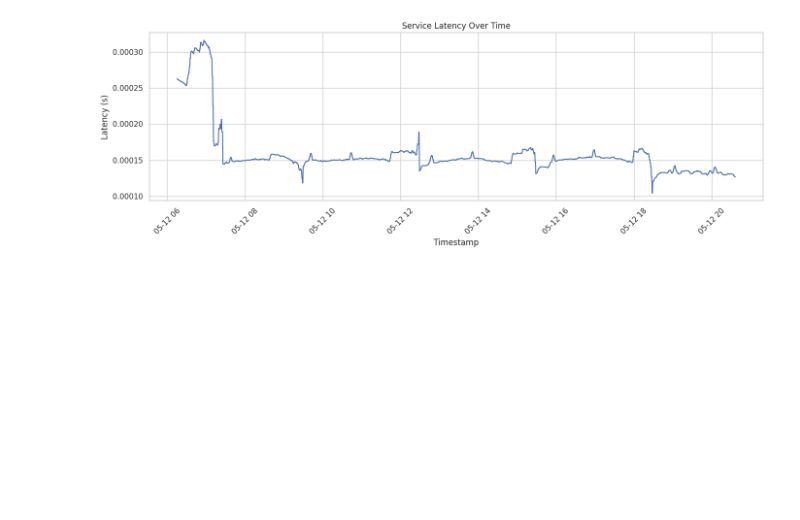
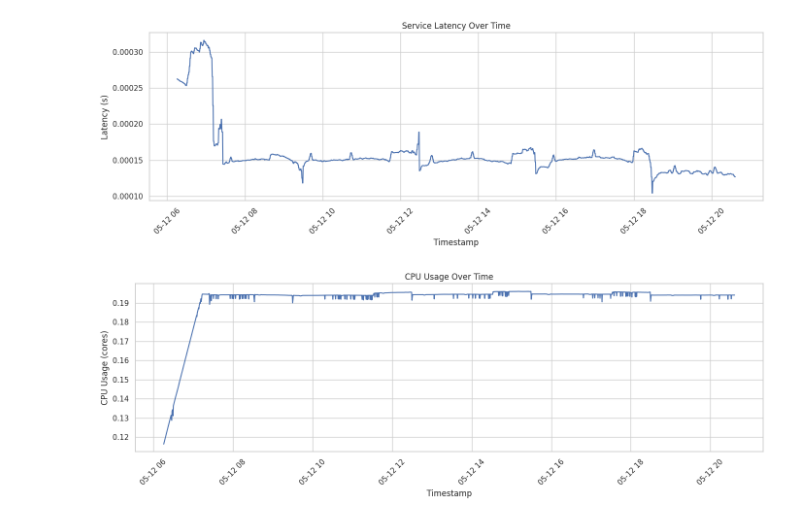
Before and after one commit to cepdnaclk/e19-4yp-AI-Dirven-Latency-Constrained-Resource-Management-In-Kubernetes, a Jupyter notebook: results/service2_memory_limit_reduction.ipynb, the cells around one changed output. Cells and saved outputs as stored; diff of their text form; code cells hidden in the pictures; blank space fills up the shorter version.

Commit message:
Add service 2 cpu usage over time plot

```diff
--- a/results/service2_memory_limit_reduction.ipynb
+++ b/results/service2_memory_limit_reduction.ipynb
@@ -43,3 +43,8 @@ plot_time_series(df['Timestamp'], df['Memory Limit'], 'Memory Limit (cores)', 'S
 plot_time_series(df['Timestamp'], df['Latency'], 'Latency (s)', 'Service Latency Over Time')
 # %% [output]
 [figure]
+# %%
+# 2. CPU Usage over time
+plot_time_series(df['Timestamp'], df['CPU Usage'], 'CPU Usage (cores)', 'CPU Usage Over Time')
+# %% [output]
+[figure, added]
```
